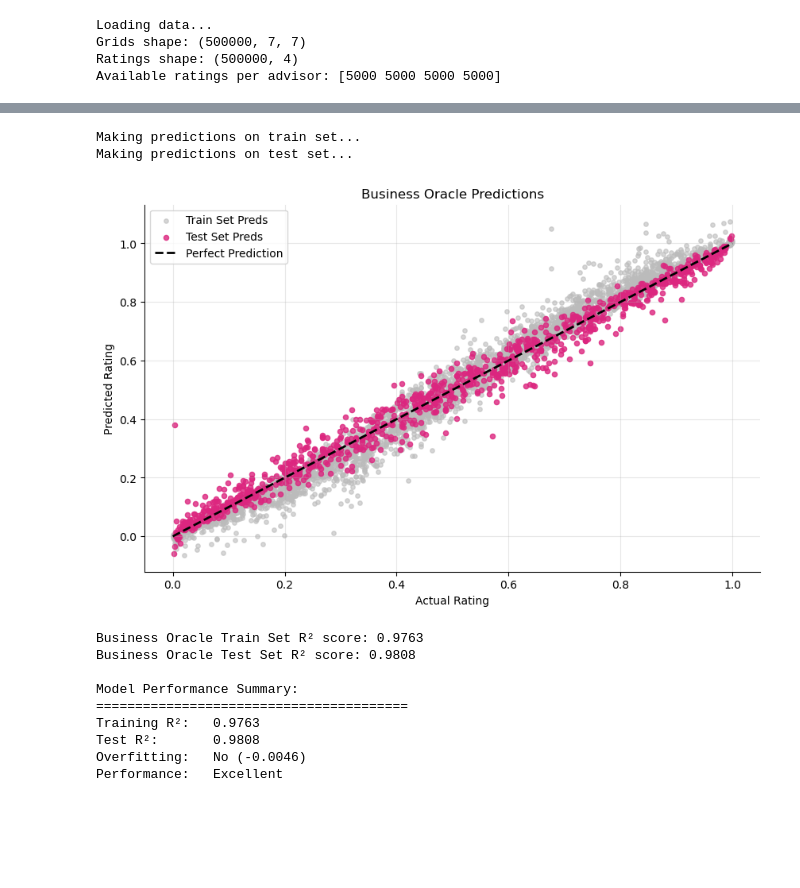
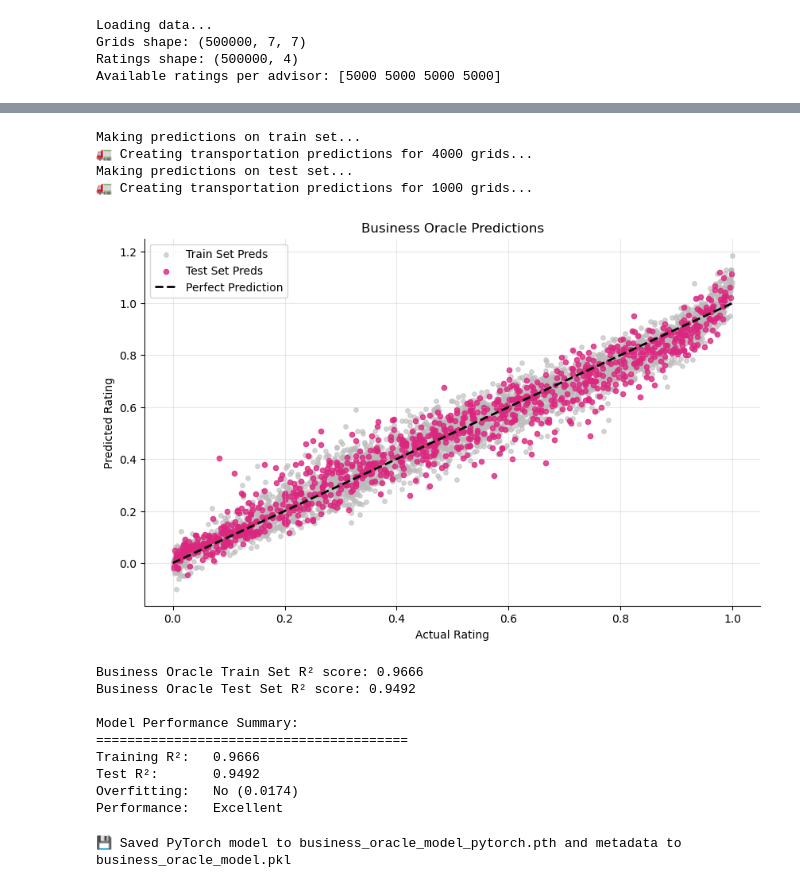
Before and after one commit to gwenzel/2156_cp2, a Jupyter notebook: 1_oracle_business.ipynb, the cells around one changed output, grey strips where cells are left out. Saved outputs shown, nothing was run; the diff lists cells and outputs as text; code cells hidden in the pictures; blank space fills up the shorter version.

Commit message:
CNN in business and tax

```diff
--- a/1_oracle_business.ipynb
+++ b/1_oracle_business.ipynb
@@ -42,10 +42,10 @@ import importlib
 import sys
 if 'oracle' in sys.modules:
     importlib.reload(sys.modules['oracle'])
-from oracle import BusinessOracle
+from oracle import CNNBusinessOracle# BusinessOracle
 
 # Initialize Business Oracle
-business_oracle = BusinessOracle()
+business_oracle = CNNBusinessOracle()
 print("Business Oracle initialized!")
 
 # Select grids and ratings for Business advisor (not nan, index 3)
@@ -137,5 +80,6 @@ Predictions shape: (5000,)
 # %%
 from sklearn.metrics import r2_score
+from sklearn.model_selection import train_test_split
 from matplotlib import pyplot as plt
 
 def plot_and_r2(preds_train, preds_test, ratings_train, ratings_test):
@@ -159,59 +103,61 @@ def plot_and_r2(preds_train, preds_test, ratings_train, ratings_test):
     plt.grid(True, alpha=0.3)
     plt.show() #Show plot
 
     #Calculate R2 score for train and test sets
     train_r2 = r2_score(ratings_train, preds_train)
     test_r2 = r2_score(ratings_test, preds_test)
 
     print(f"Business Oracle Train Set R² score: {train_r2:.4f}")
     print(f"Business Oracle Test Set R² score: {test_r2:.4f}")
 
     return train_r2, test_r2
 
-# Extract the actual ratings from train and test data
-ratings_train = train_data['target'].values
-ratings_test = test_data['target'].values
 
-# Remove the target column to get just the features for prediction
-train_features = train_data.drop('target', axis=1)
-test_features = test_data.drop('target', axis=1)
+# For PyTorch CNN model, we need to recreate the train/test split and get predictions
+# Use the same random state as used in the model training (42)
+X_train, X_test, y_train, y_test = train_test_split(
+    grids_subset, ratings_subset, test_size=0.2, random_state=42)
 
-# Make predictions on the train and test features
 print("Making predictions on train set...")
-preds_train = business_oracle.model.predict(train_features)
+preds_train = business_oracle.predict(X_train)
 
 print("Making predictions on test set...")
-preds_test = business_oracle.model.predict(test_features)
+preds_test = business_oracle.predict(X_test)
 
 # Create the plot and get R² scores
-train_r2, test_r2 = plot_and_r2(preds_train, preds_test, ratings_train, ratings_test)
+train_r2, test_r2 = plot_and_r2(preds_train, preds_test, y_train, y_test)
+
 
 # Additional analysis
 print(f"\nModel Performance Summary:")
 print(f"{'='*40}")
 print(f"Training R²:   {train_r2:.4f}")
 print(f"Test R²:       {test_r2:.4f}")
 print(f"Overfitting:   {'Yes' if (train_r2 - test_r2) > 0.1 else 'No'} ({train_r2 - test_r2:.4f})")
 print(f"Performance:   {'Excellent' if test_r2 > 0.9 else 'Good' if test_r2 > 0.8 else 'Fair' if test_r2 > 0.6 else 'Poor'}")
 # %% [output]
 Making predictions on train set...
+🚛 Creating transportation predictions for 4000 grids...
 Making predictions on test set...
+🚛 Creating transportation predictions for 1000 grids...
-[figure, old version]
+[figure, new version]
-Business Oracle Train Set R² score: 0.9763
-Business Oracle Test Set R² score: 0.9808
+Business Oracle Train Set R² score: 0.9666
+Business Oracle Test Set R² score: 0.9492
 
 Model Performance Summary:
 ========================================
-Training R²:   0.9763
-Test R²:       0.9808
-Overfitting:   No (-0.0046)
+Training R²:   0.9666
+Test R²:       0.9492
+Overfitting:   No (0.0174)
 Performance:   Excellent
 # %%
 # save model in pkl file
-business_oracle.save_model()
+business_oracle.save_model("business_oracle_model.pkl")
 
 # --- IGNORE ---
 # instructions on how to use exported model
 # from oracle import BusinessOracle
 # business_oracle = BusinessOracle.load_model("business_oracle_model.pkl")
 # --- IGNORE ---
+# %% [output]
+💾 Saved PyTorch model to business_oracle_model_pytorch.pth and metadata to business_oracle_model.pkl
```
Also changed, not shown: parts of 1 cell of this notebook, 7 other files.
